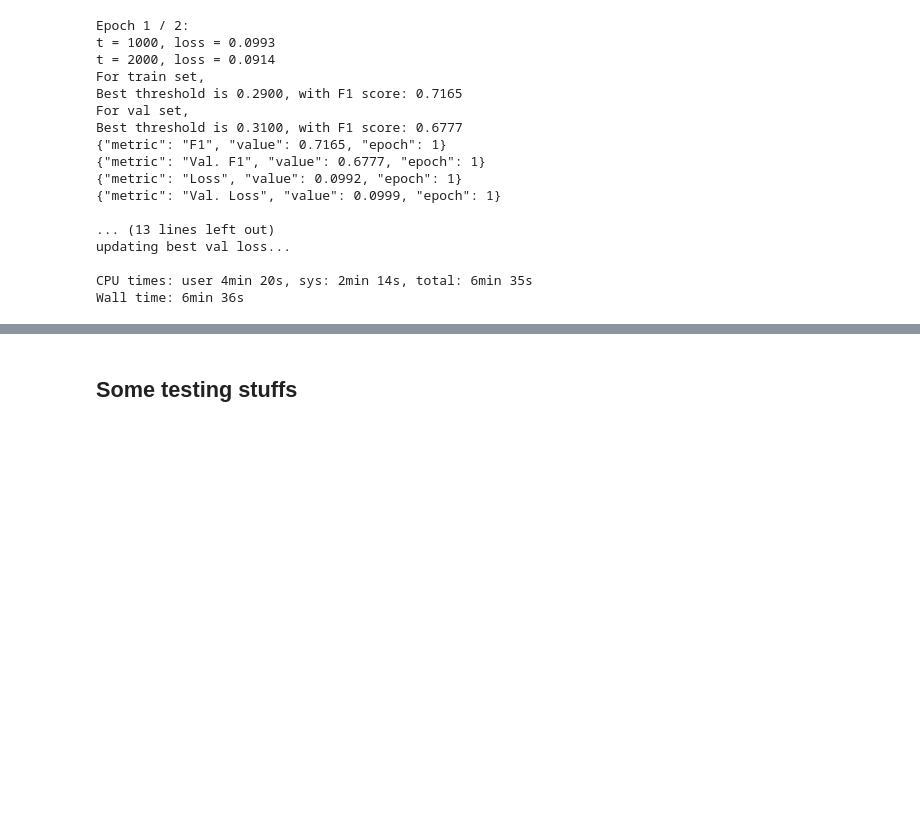
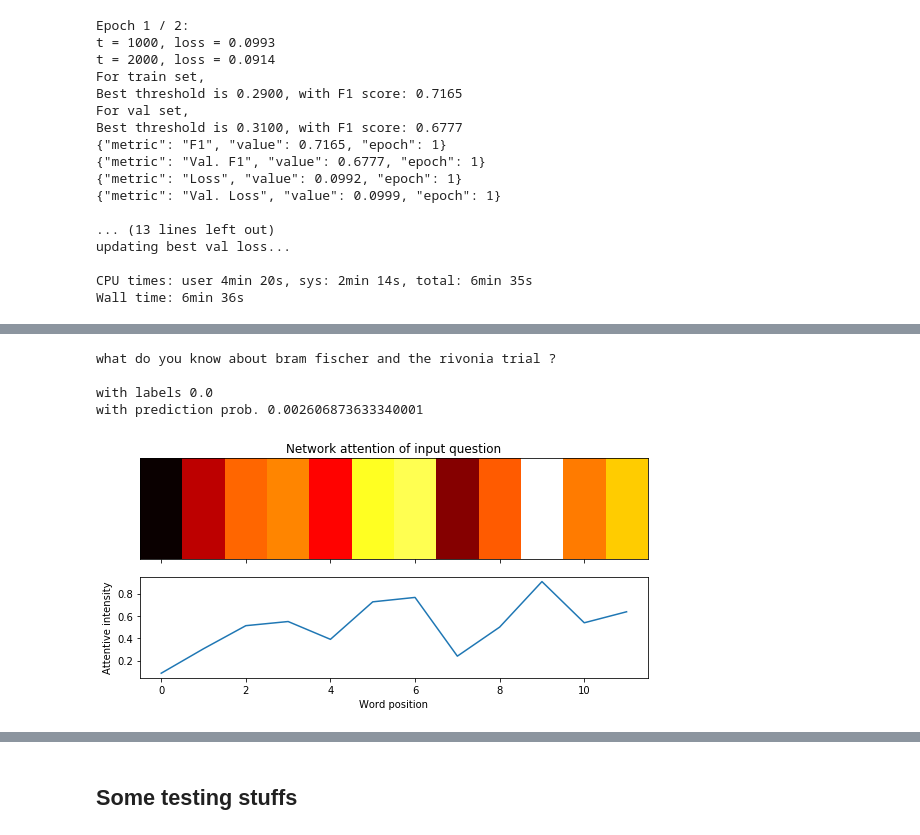
Before and after one commit to yurayli/kaggle-quora-insincere-questions-competition, a Jupyter notebook: quora_toxic.ipynb, the cells around one changed output, grey strips where cells are left out. Drawn from its saved outputs; the diff is of its cells as text; code cells hidden in the pictures; blank space fills up the shorter version.

```diff
--- a/quora_toxic.ipynb
+++ b/quora_toxic.ipynb
@@ -999,11 +819,0 @@ cam_1, cam_2 = return_cam(np.squeeze(features_rnn), np.squeeze(final_weights))
-# %%
-seq_len = len(xs[88][xs[88]>0])
-cam_1 = normalize_cam(cam_1[-seq_len:])
-cam_2 = normalize_cam(cam_2[-seq_len:])
-
-print(' '.join([idx_to_word[idx] for idx in xs[88][xs[88]>0]]))
-print(f'with label {ys[88].item()}')
-print(f'with prediction prob. {torch.sigmoid(model(torch.tensor(xs[88:90]).cuda())).cpu().detach().numpy()[0][0]}')
-plot_cam(list(range(seq_len)), cam_1)
-plot_cam(list(range(seq_len)), cam_2)
-plot_cam(list(range(seq_len)), (cam_1+cam_2)/2)
@@ -1017,15 +819,0 @@ with prediction prob. 0.6930760145187378
-# %%
-features = extract_features(torch.tensor(xs[196]).unsqueeze(0), model)
-features_rnn = features[-1]   # (1, T, 2*H)
-cam_1, cam_2 = return_cam(np.squeeze(features_rnn), np.squeeze(final_weights))
-# %%
-seq_len = len(xs[196][xs[196]>0])
-cam_1 = normalize_cam(cam_1[-seq_len:])
-cam_2 = normalize_cam(cam_2[-seq_len:])
-
-print(' '.join([idx_to_word[idx] for idx in xs[196][xs[196]>0]]))
-print(f'with label {ys[196].item()}')
-print(f'with prediction prob. {torch.sigmoid(model(torch.tensor(xs[196:198]).cuda())).cpu().detach().numpy()[0][0]}')
-plot_cam(list(range(seq_len)), cam_1)
-plot_cam(list(range(seq_len)), cam_2)
-plot_cam(list(range(seq_len)), (cam_1+cam_2)/2)
@@ -1238,0 +1022,6 @@ Wall time: 6min 36s
+# %%
+model = QIQCNet(300, 192, vocab_size, embed_mat)
+model.load_state_dict(torch.load('qiqc_model.pth'))
+device = torch.device('cpu')
+model.to(device)
+model.eval()
@@ -1238,0 +1123,11 @@ Wall time: 6min 36s
+# %%
+qt = xs[5]
+tgs = ys[5]
+
+see_results(qt, tgs)
+# %% [output]
+what do you know about bram fischer and the rivonia trial ?
+
+with labels 0.0
+with prediction prob. 0.002606873633340001
+[figure, added]
```
Also changed, not shown: parts of 31 cells of this notebook.
